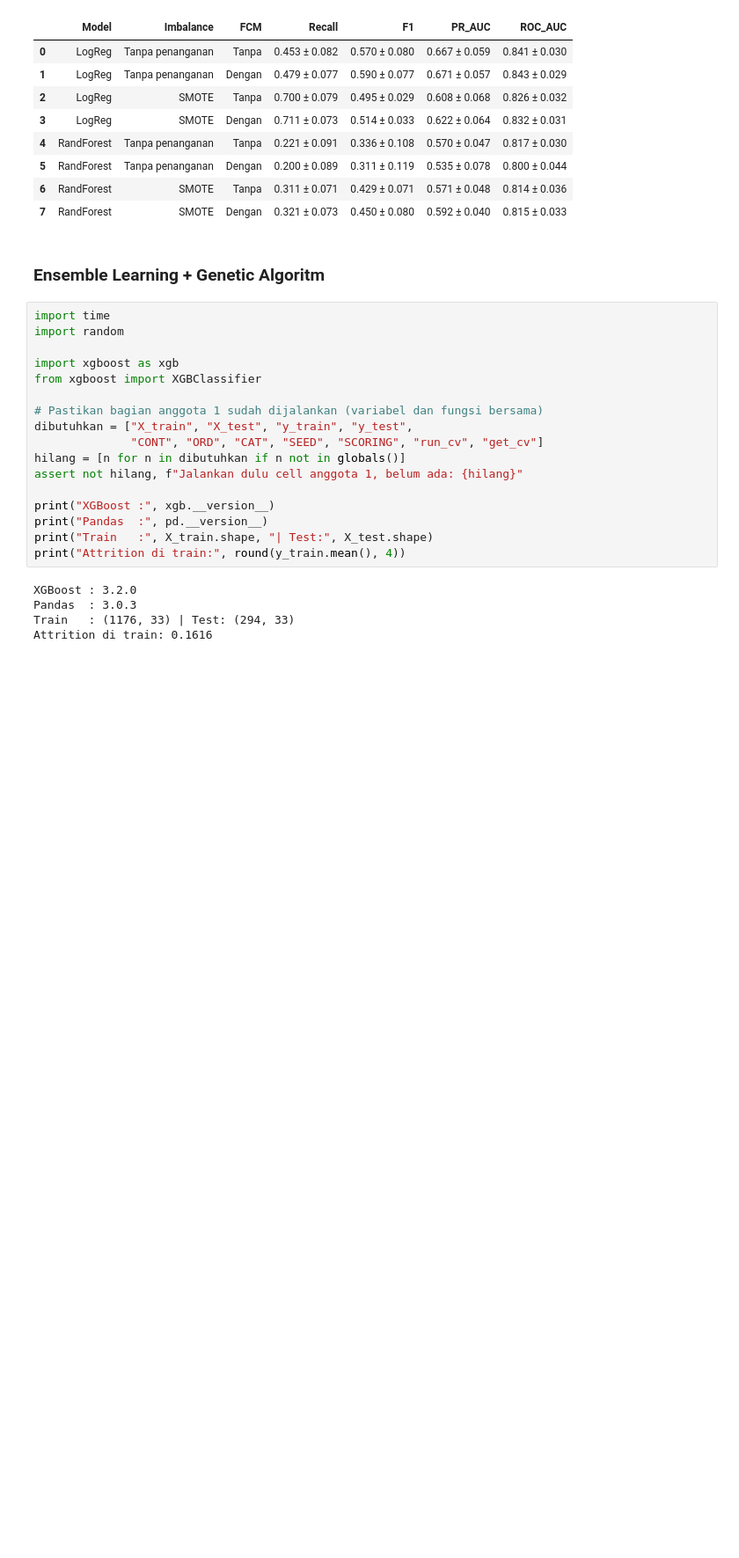
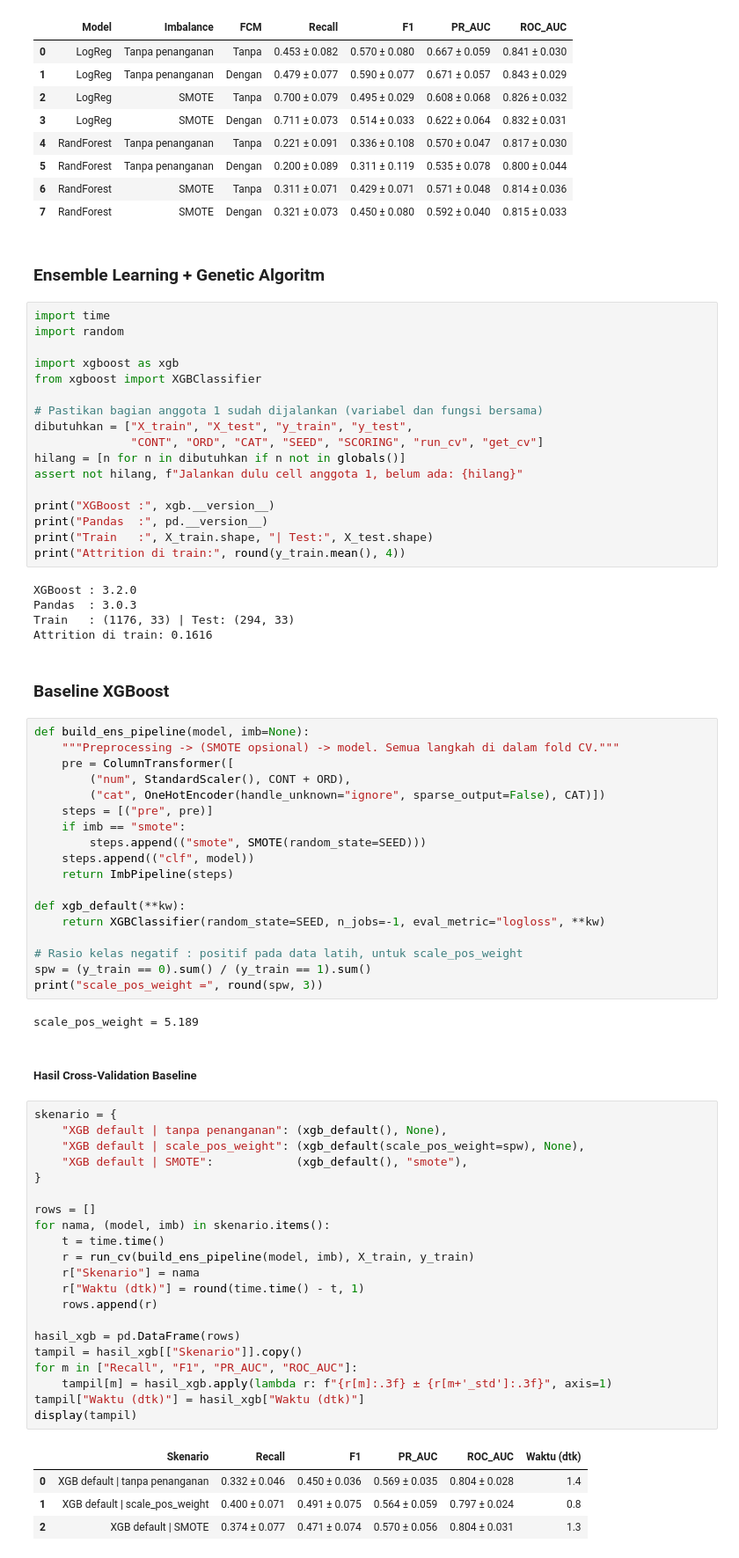
Before and after one commit to manl1/Project-ETS-Machine-Learning, a Jupyter notebook: project-ets.ipynb, the cells around one changed output. Shown at 88% size. Saved outputs shown, nothing was run; the diff lists cells and outputs as text; blank space fills up the shorter version.

Commit message:
feat: baseline XGBoost default dengan CV

```diff
--- a/project-ets.ipynb
+++ b/project-ets.ipynb
@@ -579,3 +579,53 @@ XGBoost : 3.2.0
 Pandas  : 3.0.3
 Train   : (1176, 33) | Test: (294, 33)
 Attrition di train: 0.1616
+# %% [markdown]
+### Baseline XGBoost
+# %%
+def build_ens_pipeline(model, imb=None):
+    """Preprocessing -> (SMOTE opsional) -> model. Semua langkah di dalam fold CV."""
+    pre = ColumnTransformer([
+        ("num", StandardScaler(), CONT + ORD),
+        ("cat", OneHotEncoder(handle_unknown="ignore", sparse_output=False), CAT)])
+    steps = [("pre", pre)]
+    if imb == "smote":
+        steps.append(("smote", SMOTE(random_state=SEED)))
+    steps.append(("clf", model))
+    return ImbPipeline(steps)
+
+def xgb_default(**kw):
+    return XGBClassifier(random_state=SEED, n_jobs=-1, eval_metric="logloss", **kw)
+
+# Rasio kelas negatif : positif pada data latih, untuk scale_pos_weight
+spw = (y_train == 0).sum() / (y_train == 1).sum()
+print("scale_pos_weight =", round(spw, 3))
+# %% [output]
+scale_pos_weight = 5.189
+# %% [markdown]
+##### Hasil Cross-Validation Baseline
+# %%
+skenario = {
+    "XGB default | tanpa penanganan": (xgb_default(), None),
+    "XGB default | scale_pos_weight": (xgb_default(scale_pos_weight=spw), None),
+    "XGB default | SMOTE":            (xgb_default(), "smote"),
+}
+
+rows = []
+for nama, (model, imb) in skenario.items():
+    t = time.time()
+    r = run_cv(build_ens_pipeline(model, imb), X_train, y_train)
+    r["Skenario"] = nama
+    r["Waktu (dtk)"] = round(time.time() - t, 1)
+    rows.append(r)
+
+hasil_xgb = pd.DataFrame(rows)
+tampil = hasil_xgb[["Skenario"]].copy()
+for m in ["Recall", "F1", "PR_AUC", "ROC_AUC"]:
+    tampil[m] = hasil_xgb.apply(lambda r: f"{r[m]:.3f} ± {r[m+'_std']:.3f}", axis=1)
+tampil["Waktu (dtk)"] = hasil_xgb["Waktu (dtk)"]
+display(tampil)
+# %% [output]
+|  | Skenario | Recall | F1 | PR_AUC | ROC_AUC | Waktu (dtk) |
+| 0 | XGB default | tanpa penanganan | 0.332 ± 0.046 | 0.450 ± 0.036 | 0.569 ± 0.035 | 0.804 ± 0.028 | 1.4 |
+| 1 | XGB default | scale_pos_weight | 0.400 ± 0.071 | 0.491 ± 0.075 | 0.564 ± 0.059 | 0.797 ± 0.024 | 0.8 |
+| 2 | XGB default | SMOTE | 0.374 ± 0.077 | 0.471 ± 0.074 | 0.570 ± 0.056 | 0.804 ± 0.031 | 1.3 |
```
